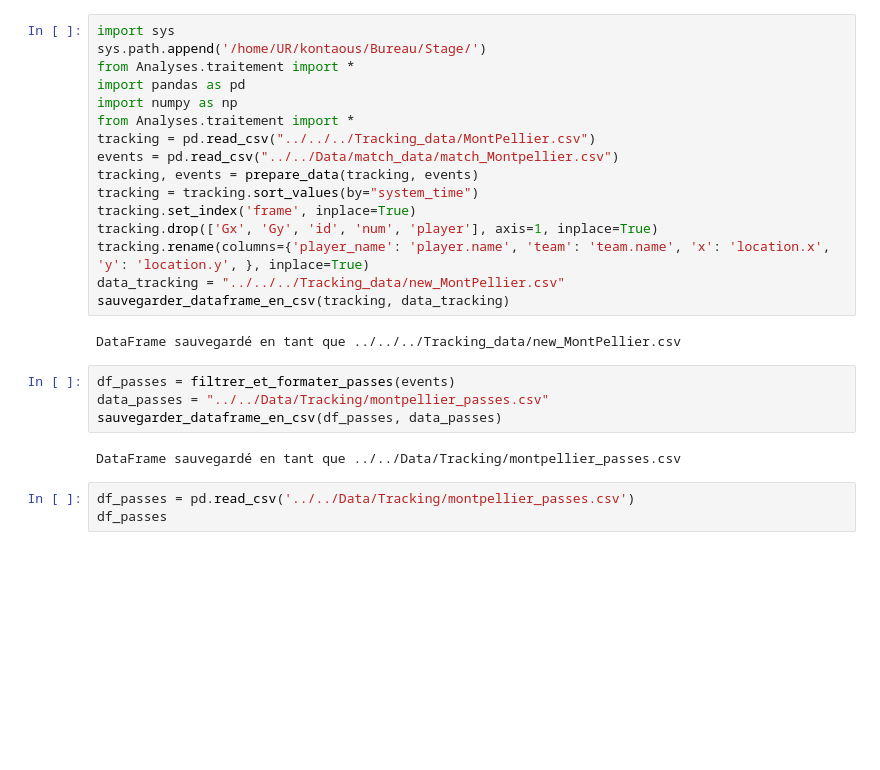
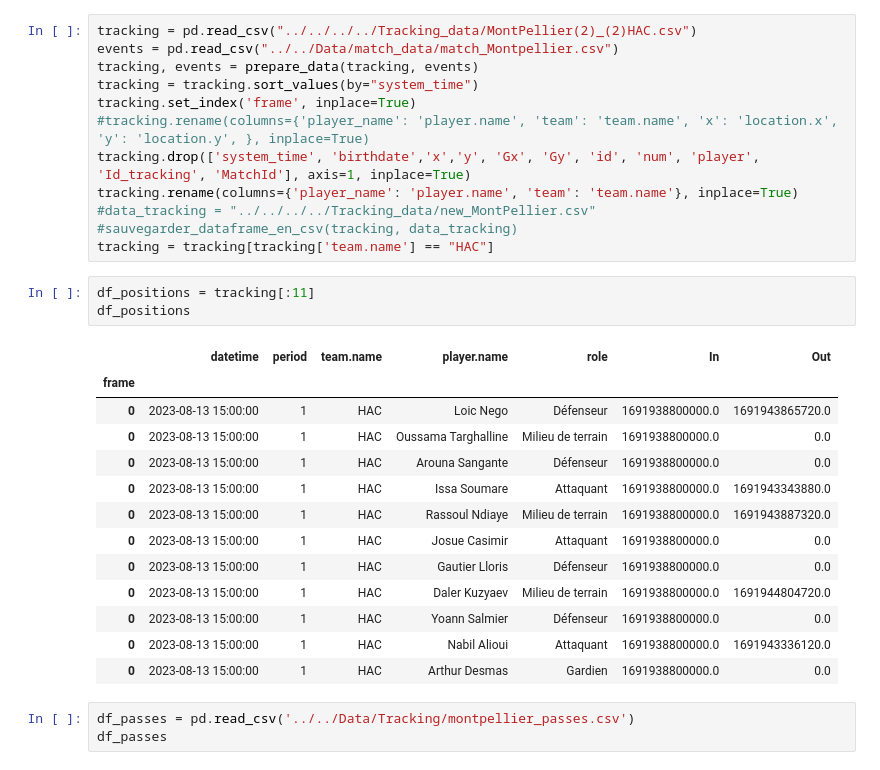
Before and after one commit to Uthmankontao/STAGE, a Jupyter notebook: Analyses/Network_passes/Montpellier.ipynb, the cells around one changed output. Saved outputs shown, nothing was run; the diff lists cells and outputs as text; blank space fills up the shorter version.

```diff
--- a/Analyses/Network_passes/Montpellier.ipynb
+++ b/Analyses/Network_passes/Montpellier.ipynb
@@ -1,27 +8,32 @@
 # %%
-import sys
-sys.path.append('/home/UR/kontaous/Bureau/Stage/')
-from Analyses.traitement import *
-import pandas as pd
-import numpy as np
-from Analyses.traitement import *
-tracking = pd.read_csv("../../../Tracking_data/MontPellier.csv")
+tracking = pd.read_csv("../../../../Tracking_data/MontPellier(2)_(2)HAC.csv")
 events = pd.read_csv("../../Data/match_data/match_Montpellier.csv")
 tracking, events = prepare_data(tracking, events)
 tracking = tracking.sort_values(by="system_time")
 tracking.set_index('frame', inplace=True)
-tracking.drop(['Gx', 'Gy', 'id', 'num', 'player'], axis=1, inplace=True)
-tracking.rename(columns={'player_name': 'player.name', 'team': 'team.name', 'x': 'location.x', 'y': 'location.y', }, inplace=True)
-data_tracking = "../../../Tracking_data/new_MontPellier.csv"
-sauvegarder_dataframe_en_csv(tracking, data_tracking)
+#tracking.rename(columns={'player_name': 'player.name', 'team': 'team.name', 'x': 'location.x', 'y': 'location.y', }, inplace=True)
+tracking.drop(['system_time', 'birthdate','x','y', 'Gx', 'Gy', 'id', 'num', 'player', 'Id_tracking', 'MatchId'], axis=1, inplace=True)
+tracking.rename(columns={'player_name': 'player.name', 'team': 'team.name'}, inplace=True)
+#data_tracking = "../../../../Tracking_data/new_MontPellier.csv"
+#sauvegarder_dataframe_en_csv(tracking, data_tracking)
+tracking = tracking[tracking['team.name'] == "HAC"]
-# %% [output]
-DataFrame sauvegardé en tant que ../../../Tracking_data/new_MontPellier.csv
-# %%
-df_passes = filtrer_et_formater_passes(events)
-data_passes = "../../Data/Tracking/montpellier_passes.csv"
-sauvegarder_dataframe_en_csv(df_passes, data_passes)
-# %% [output]
-DataFrame sauvegardé en tant que ../../Data/Tracking/montpellier_passes.csv
+# %%
+df_positions = tracking[:11]
+df_positions
+# %% [output]
+|  | datetime | period | team.name | player.name | role | In | Out |
+| frame |  |  |  |  |  |  |  |
+| 0 | 2023-08-13 15:00:00 | 1 | HAC | Loic Nego | Défenseur | 1691938800000.0 | 1691943865720.0 |
+| 0 | 2023-08-13 15:00:00 | 1 | HAC | Oussama Targhalline | Milieu de terrain | 1691938800000.0 | 0.0 |
+| 0 | 2023-08-13 15:00:00 | 1 | HAC | Arouna Sangante | Défenseur | 1691938800000.0 | 0.0 |
+| 0 | 2023-08-13 15:00:00 | 1 | HAC | Issa Soumare | Attaquant | 1691938800000.0 | 1691943343880.0 |
+| 0 | 2023-08-13 15:00:00 | 1 | HAC | Rassoul Ndiaye | Milieu de terrain | 1691938800000.0 | 1691943887320.0 |
+| 0 | 2023-08-13 15:00:00 | 1 | HAC | Josue Casimir | Attaquant | 1691938800000.0 | 0.0 |
+| 0 | 2023-08-13 15:00:00 | 1 | HAC | Gautier Lloris | Défenseur | 1691938800000.0 | 0.0 |
+| 0 | 2023-08-13 15:00:00 | 1 | HAC | Daler Kuzyaev | Milieu de terrain | 1691938800000.0 | 1691944804720.0 |
+| 0 | 2023-08-13 15:00:00 | 1 | HAC | Yoann Salmier | Défenseur | 1691938800000.0 | 0.0 |
+| 0 | 2023-08-13 15:00:00 | 1 | HAC | Nabil Alioui | Attaquant | 1691938800000.0 | 1691943336120.0 |
+| 0 | 2023-08-13 15:00:00 | 1 | HAC | Arthur Desmas | Gardien | 1691938800000.0 | 0.0 |
 # %%
 df_passes = pd.read_csv('../../Data/Tracking/montpellier_passes.csv')
 df_passes
```
Also changed, not shown: parts of 5 cells of this notebook, 2 other files.
